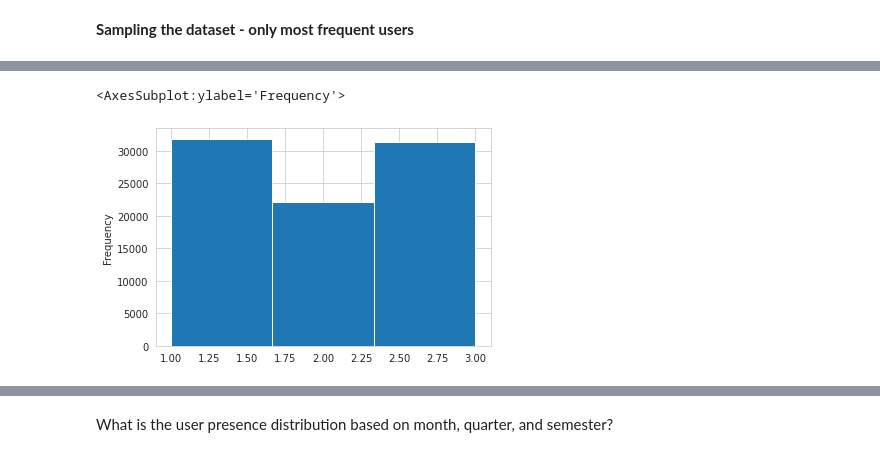
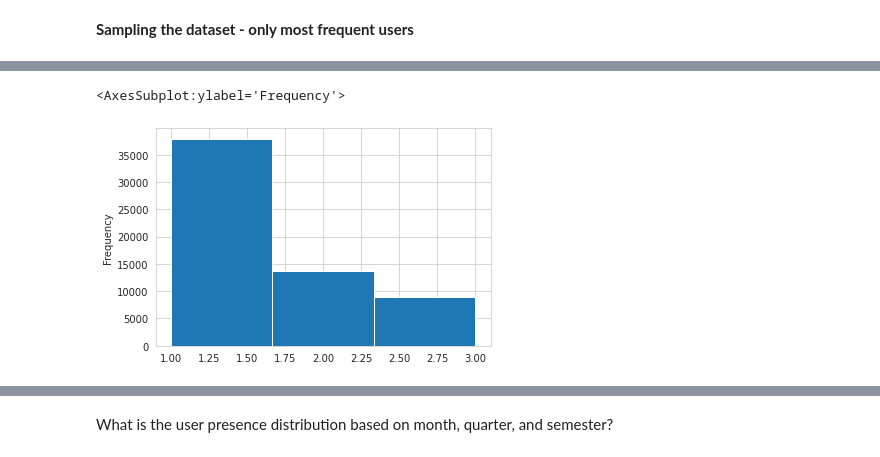
Before and after one commit to Key0412/streamRec-forgetting, a Jupyter notebook: notebooks/Avaliação de Dataset - Amazon Books.ipynb, the cells around one changed output, grey strips where cells are left out. Saved outputs shown, nothing was run; the diff lists cells and outputs as text; code cells hidden in the pictures.

```diff
--- a/notebooks/Avaliação de Dataset - Amazon Books.ipynb
+++ b/notebooks/Avaliação de Dataset - Amazon Books.ipynb
@@ -134,7 +91,7 @@ _.groupby('date').sum().plot(kind='bar')
 # %%
 # y_filter = (data['date'] < datetime.strptime('2018', '%Y')) & (datetime.strptime('2014', '%Y') <= data['date'])
 # y_filter = (data['date'] < datetime.strptime('2015-01', '%Y-%m')) & (datetime.strptime('2014-01', '%Y-%m') <= data['date'])
-y_filter = (data['date'] < datetime.strptime('2014-04', '%Y-%m')) & (datetime.strptime('2014-01', '%Y-%m') <= data['date'])
+y_filter = (data['date'] < datetime.strptime('2014-02', '%Y-%m')) & (datetime.strptime('2014-01', '%Y-%m') <= data['date'])
 # %%
 y_filter.sum()
 # %% [output]
@@ -148,0 +124,5 @@ data.shape[0]
+# %%
+%%time
+# 102 ms
+# keep year-month
+data['week'] = data['date'].dt.week#.apply(lambda x: datetime.strptime( str(x.year)+'-'+str(x.month), '%Y-%m' ))
@@ -149,3 +159,5 @@ data.shape[0]
+# %%
+data = data[ data['week'] <= 3 ]
 # %% [markdown]
 **Sampling the dataset - only most frequent users**
 # %%
@@ -189,6 +193,6 @@ u = data['user_id'].value_counts().reset_index()['index'].to_list()
 p = (data['user_id'].value_counts()/data['user_id'].shape[0])
 # %%
-prop = 0.2 # careful
+prop = 0.5 # careful
 s = round( len( u )*prop )
 # %%
 np.random.seed(42)
@@ -223,6 +227,9 @@ _.loc[sampled_users].reset_index()['user_id'].value_counts().plot(kind='box')
 # %%
 %%time
 # ( data[:1000000].groupby(by=['user_id'])['date'].nunique() > 1 ).sum()
-user_freq_over_months_sample = _.loc[sampled_users].reset_index().groupby(by=['user_id'])['date'].nunique()
-user_freq_over_months_sample.plot(kind='hist',bins=user_freq_over_months_sample.max())
+# user_freq_over_months_sample = _.loc[sampled_users].reset_index().groupby(by=['user_id'])['date'].nunique()
+# user_freq_over_months_sample.plot(kind='hist',bins=user_freq_over_months_sample.max())
+
+user_freq_over_weeks_sample = _.loc[sampled_users].reset_index().groupby(by=['user_id'])['week'].nunique()
+user_freq_over_weeks_sample.plot(kind='hist',bins=user_freq_over_weeks_sample.max())
 # %% [output]
@@ -231,2 +238,2 @@ Wall time: 2.43 s
 <AxesSubplot:ylabel='Frequency'>
-[figure, old version]
+[figure, new version]
```
Also changed, not shown: parts of 92 cells of this notebook, 49 other files.
